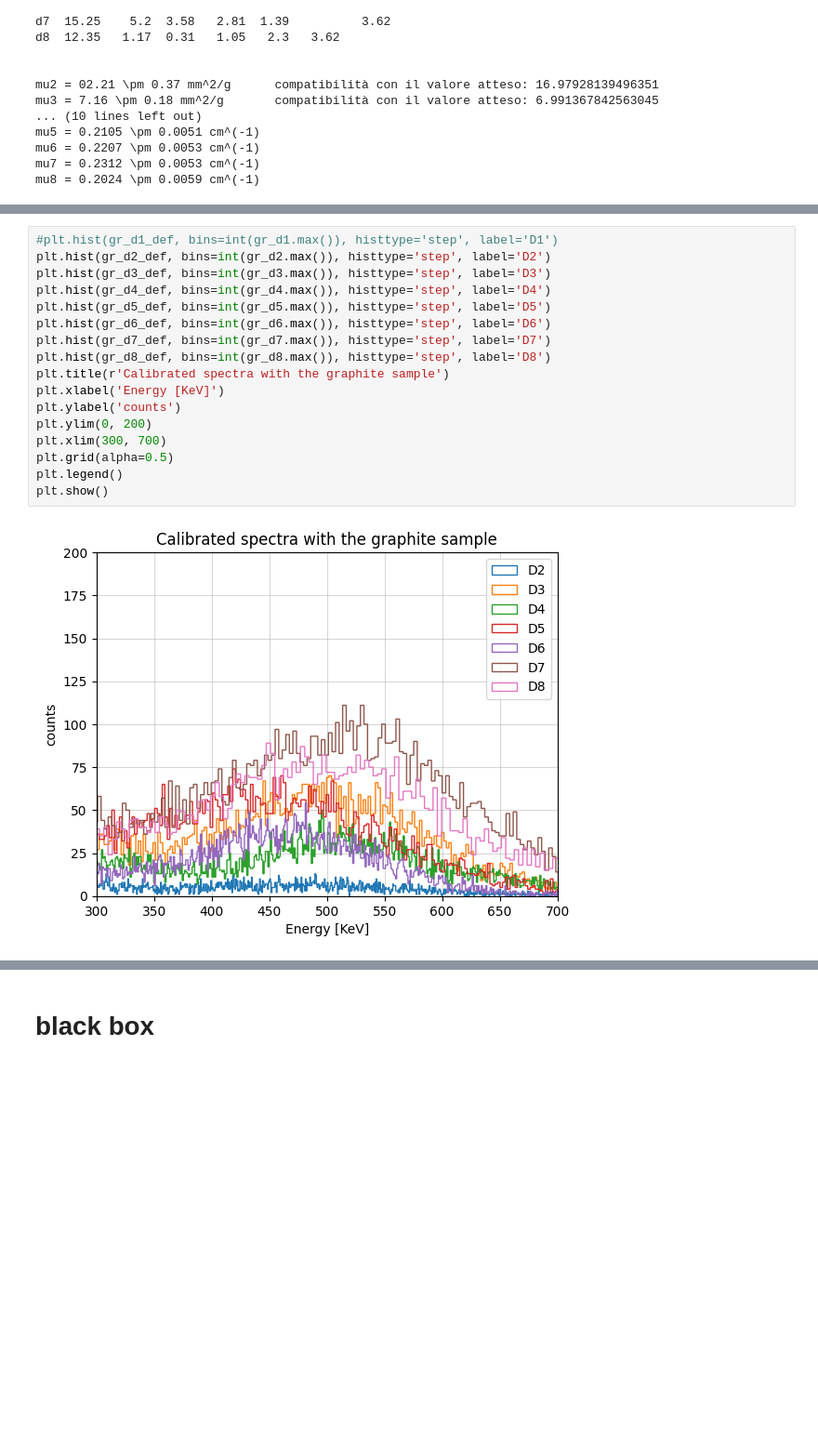
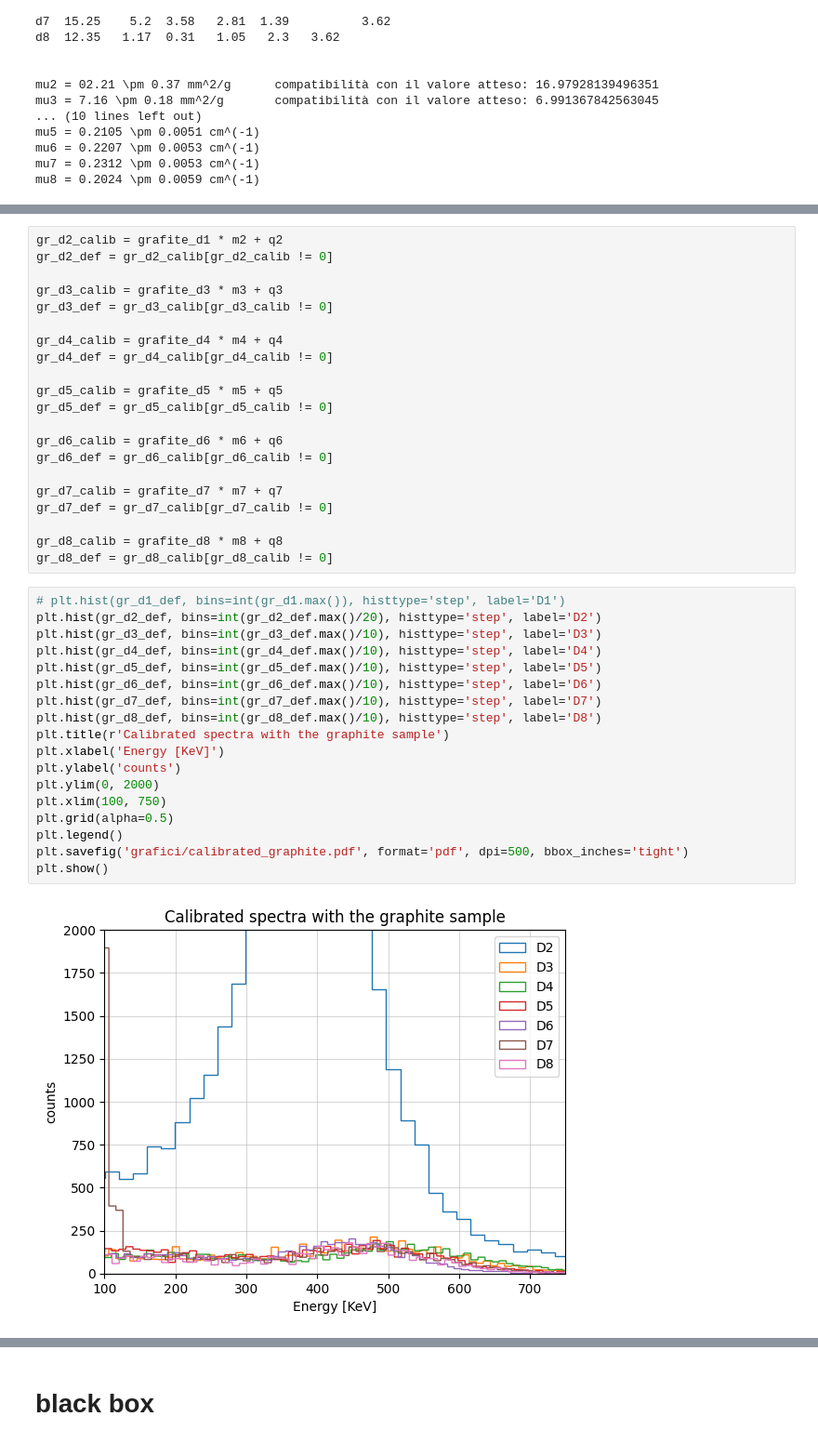
Before and after one commit to b3n3d3tt4/imaging, a Jupyter notebook: analisi.ipynb, the cells around one changed output, grey strips where cells are left out. Shown at 93% size. Drawn from its saved outputs; the diff is of its cells as text; blank space fills up the shorter version.

```diff
--- a/analisi.ipynb
+++ b/analisi.ipynb
@@ -1096,20 +1153,42 @@ gr_d8_def = gr_d8_calib[gr_d8_calib != 0]
+# %%
+gr_d2_calib = grafite_d1 * m2 + q2
+gr_d2_def = gr_d2_calib[gr_d2_calib != 0]
+
+gr_d3_calib = grafite_d3 * m3 + q3
+gr_d3_def = gr_d3_calib[gr_d3_calib != 0]
+
+gr_d4_calib = grafite_d4 * m4 + q4
+gr_d4_def = gr_d4_calib[gr_d4_calib != 0]
+
+gr_d5_calib = grafite_d5 * m5 + q5
+gr_d5_def = gr_d5_calib[gr_d5_calib != 0]
+
+gr_d6_calib = grafite_d6 * m6 + q6
+gr_d6_def = gr_d6_calib[gr_d6_calib != 0]
+
+gr_d7_calib = grafite_d7 * m7 + q7
+gr_d7_def = gr_d7_calib[gr_d7_calib != 0]
+
+gr_d8_calib = grafite_d8 * m8 + q8
+gr_d8_def = gr_d8_calib[gr_d8_calib != 0]
 # %%
-#plt.hist(gr_d1_def, bins=int(gr_d1.max()), histtype='step', label='D1')
-plt.hist(gr_d2_def, bins=int(gr_d2.max()), histtype='step', label='D2')
-plt.hist(gr_d3_def, bins=int(gr_d3.max()), histtype='step', label='D3')
-plt.hist(gr_d4_def, bins=int(gr_d4.max()), histtype='step', label='D4')
-plt.hist(gr_d5_def, bins=int(gr_d5.max()), histtype='step', label='D5')
-plt.hist(gr_d6_def, bins=int(gr_d6.max()), histtype='step', label='D6')
-plt.hist(gr_d7_def, bins=int(gr_d7.max()), histtype='step', label='D7')
-plt.hist(gr_d8_def, bins=int(gr_d8.max()), histtype='step', label='D8')
+# plt.hist(gr_d1_def, bins=int(gr_d1.max()), histtype='step', label='D1')
+plt.hist(gr_d2_def, bins=int(gr_d2_def.max()/20), histtype='step', label='D2')
+plt.hist(gr_d3_def, bins=int(gr_d3_def.max()/10), histtype='step', label='D3')
+plt.hist(gr_d4_def, bins=int(gr_d4_def.max()/10), histtype='step', label='D4')
+plt.hist(gr_d5_def, bins=int(gr_d5_def.max()/10), histtype='step', label='D5')
+plt.hist(gr_d6_def, bins=int(gr_d6_def.max()/10), histtype='step', label='D6')
+plt.hist(gr_d7_def, bins=int(gr_d7_def.max()/10), histtype='step', label='D7')
+plt.hist(gr_d8_def, bins=int(gr_d8_def.max()/10), histtype='step', label='D8')
 plt.title(r'Calibrated spectra with the graphite sample')
 plt.xlabel('Energy [KeV]')
 plt.ylabel('counts')
-plt.ylim(0, 200)
-plt.xlim(300, 700)
+plt.ylim(0, 2000)
+plt.xlim(100, 750)
 plt.grid(alpha=0.5)
 plt.legend()
+plt.savefig('grafici/calibrated_graphite.pdf', format='pdf', dpi=500, bbox_inches='tight')
 plt.show()
 # %% [output]
-[figure, old version]
+[figure, new version]
 # %%
```
Also changed, not shown: parts of 28 cells of this notebook.
